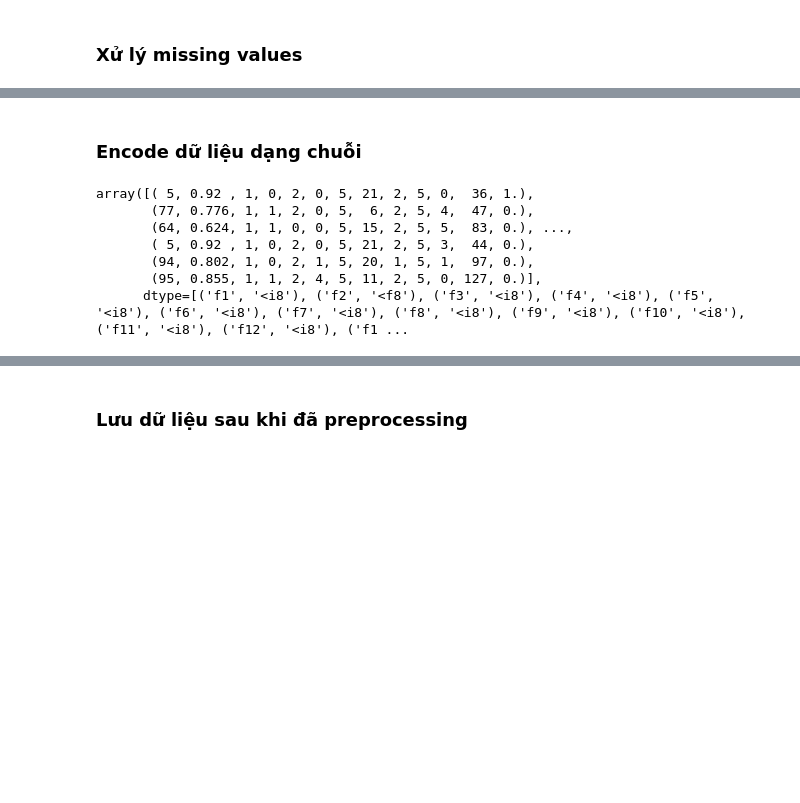
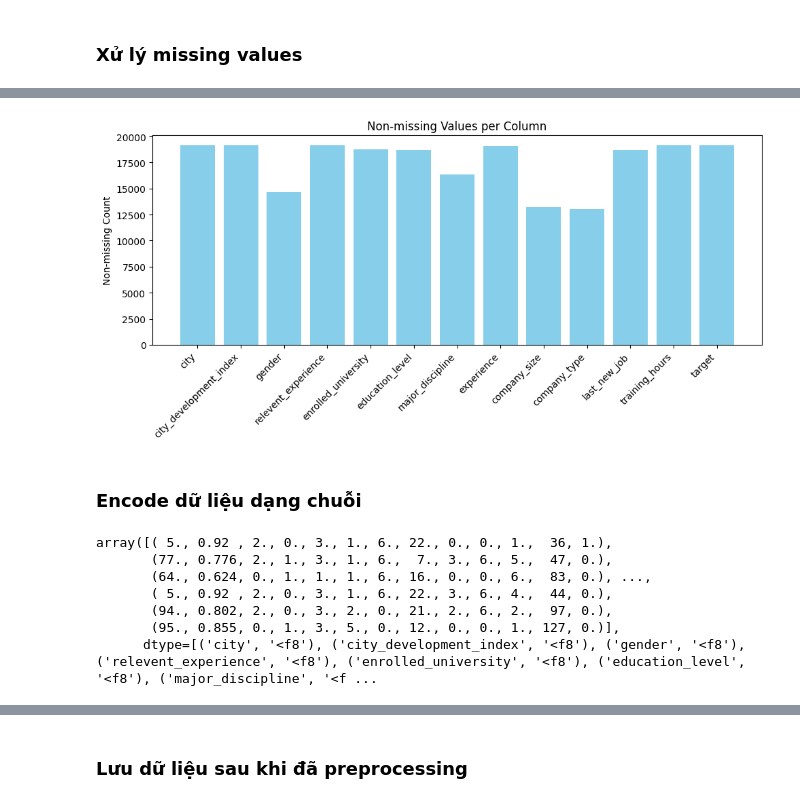
Before and after one commit to quanpro147/HCMUS-PFDS-HW02, a Jupyter notebook: notebooks/02_data_preprocessing.ipynb, the cells around one changed output, grey strips where cells are left out. Saved outputs shown, nothing was run; the diff lists cells and outputs as text; code cells hidden in the pictures; blank space fills up the shorter version.

```diff
--- a/notebooks/02_data_preprocessing.ipynb
+++ b/notebooks/02_data_preprocessing.ipynb
@@ -16,9 +16,11 @@ from src import *
 # %% [markdown]
 ### Load và đọc dữ liệu
 # %%
-file_train_path = 'data/raw/aug_train.csv'
-data = load_data(file_train_path)
+file_path = 'data/raw/aug_train.csv'
+with open(file_path, 'r', encoding='utf-8') as f:
+    header = f.readline().strip().split(',')
 
+data = load_data(file_path, header=header)
 columns = data.dtype.names
 table = np.column_stack([data[col].astype(str) for col in columns])
 
@@ -46,7 +48,7 @@ False
 #### Ta thấy cột đầu tiên là ID, ko có ý nghĩa gì nên ta sẽ loại bỏ cột này
 # %%
 # 1. Lọc tên cột ko phải 'id'
-new_fields = [name for name in data.dtype.names if name != 'f0']
+new_fields = [name for name in data.dtype.names if name != 'enrollee_id']
 data = data[new_fields]
 
 print(data.dtype)
@@ -76,15 +100,14 @@ company_size_map = {
     '10000+': 'Large'
 }
 
-# Lấy cột f9
-col = data['f9'].astype(str)
+col = data['company_size'].astype(str)
 
 # Thay thế theo mapping
 for old_val, new_val in company_size_map.items():
     col[col == old_val] = new_val
 
 # Gán lại vào array
-data['f9'] = col
+data['company_size'] = col
 data
 # %% [output]
 array([('city_103', 0.92 , 'Male', 'Has relevent experience', 'no_enrollment', 'Graduate', 'STEM', '>20', '', '', '1',  36, 1.),
@@ -98,5 +121,2 @@ array([('city_103', 0.92 , 'Male', 'Has relevent experience', 'no_enrollment', '
 # %% [markdown]
 ### Xử lý missing values
-# %%
-data = process_missing_value(data)
-data
@@ -112,14 +131,18 @@ array([('city_103', 0.92 , 'Male', 'Has relevent experience', 'no_enrollment', '
+# %%
+non_missing_count_plot(data)
+# %% [output]
+[figure, added]
 # %% [markdown]
 ### Encode dữ liệu dạng chuỗi
 # %%
-cols_to_encode = ['f1', 'f3', 'f4', 'f5', 'f6', 'f7', 'f8', 'f9', 'f10', 'f11']
+cols_to_encode = [name for name in data.dtype.names if ((name != 'target') & (name != 'city_development_index') & (name != 'training_hours'))]
 data = encode_data(data, cols_to_encode)
 data
 # %% [output]
-array([( 5, 0.92 , 1, 0, 2, 0, 5, 21, 2, 5, 0,  36, 1.),
-       (77, 0.776, 1, 1, 2, 0, 5,  6, 2, 5, 4,  47, 0.),
-       (64, 0.624, 1, 1, 0, 0, 5, 15, 2, 5, 5,  83, 0.), ...,
-       ( 5, 0.92 , 1, 0, 2, 0, 5, 21, 2, 5, 3,  44, 0.),
-       (94, 0.802, 1, 0, 2, 1, 5, 20, 1, 5, 1,  97, 0.),
-       (95, 0.855, 1, 1, 2, 4, 5, 11, 2, 5, 0, 127, 0.)],
-      dtype=[('f1', '<i8'), ('f2', '<f8'), ('f3', '<i8'), ('f4', '<i8'), ('f5', '<i8'), ('f6', '<i8'), ('f7', '<i8'), ('f8', '<i8'), ('f9', '<i8'), ('f10', '<i8'), ('f11', '<i8'), ('f12', '<i8'), ('f1 ...
+array([( 5., 0.92 , 2., 0., 3., 1., 6., 22., 0., 0., 1.,  36, 1.),
+       (77., 0.776, 2., 1., 3., 1., 6.,  7., 3., 6., 5.,  47, 0.),
+       (64., 0.624, 0., 1., 1., 1., 6., 16., 0., 0., 6.,  83, 0.), ...,
+       ( 5., 0.92 , 2., 0., 3., 1., 6., 22., 3., 6., 4.,  44, 0.),
+       (94., 0.802, 2., 0., 3., 2., 0., 21., 2., 6., 2.,  97, 0.),
+       (95., 0.855, 0., 1., 3., 5., 0., 12., 0., 0., 1., 127, 0.)],
+      dtype=[('city', '<f8'), ('city_development_index', '<f8'), ('gender', '<f8'), ('relevent_experience', '<f8'), ('enrolled_university', '<f8'), ('education_level', '<f8'), ('major_discipline', '<f ...
```
Also changed, not shown: parts of 10 cells of this notebook, 9 other files.
